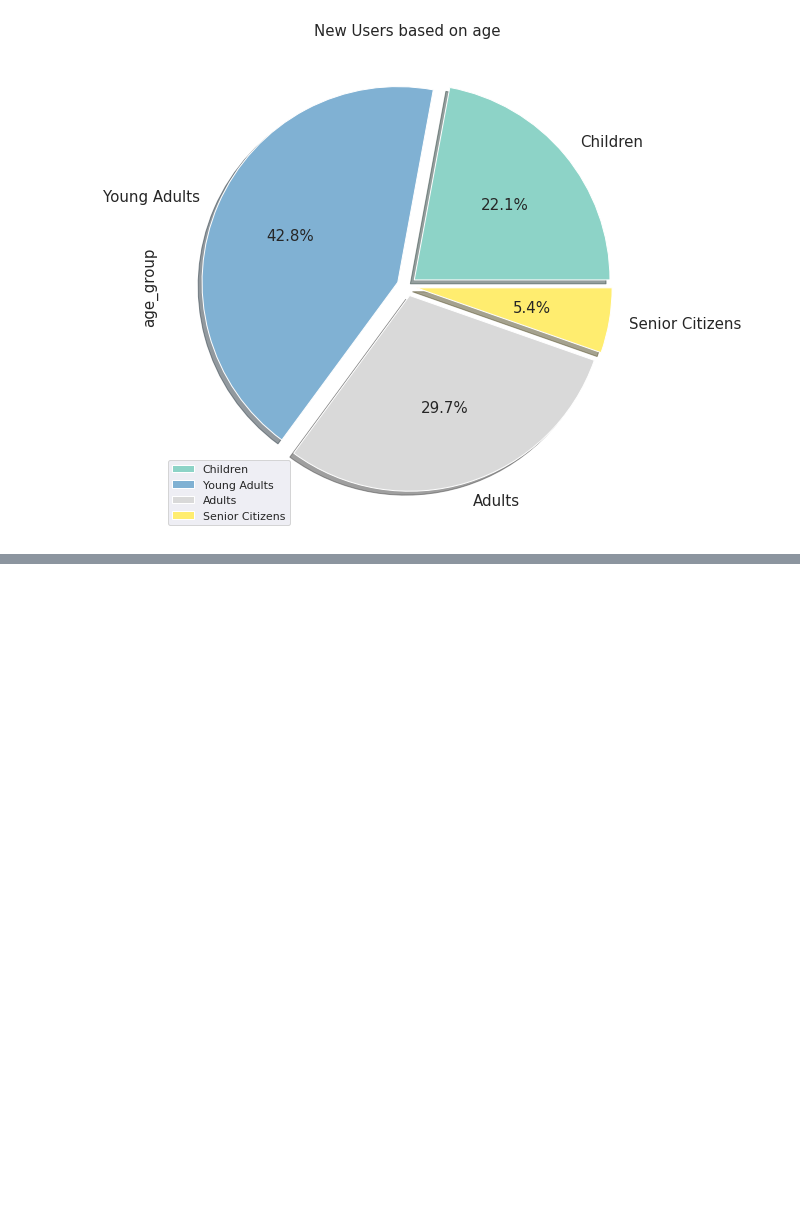
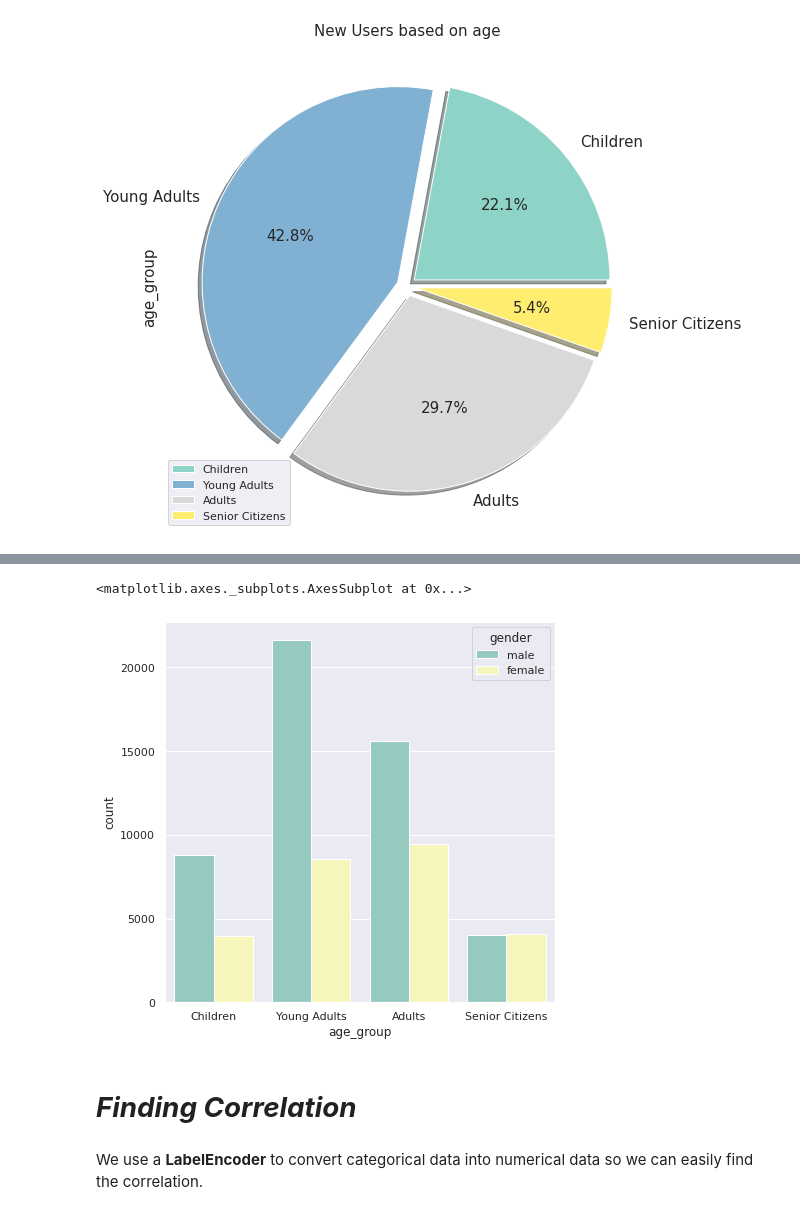
Before and after one commit to hasanfarhan33/colabCodes, a Jupyter notebook: Facebook_Data_Analysis.ipynb, the cells around one changed output, grey strips where cells are left out. Cells and saved outputs as stored; diff of their text form; code cells hidden in the pictures; blank space fills up the shorter version.

```diff
--- a/Facebook_Data_Analysis.ipynb
+++ b/Facebook_Data_Analysis.ipynb
@@ -551,0 +582,8 @@ Text(0, 0.5, 'age_group')
+# %%
+plt.figure(figsize=(7, 7))
+sns.countplot(x='age_group', data = data, hue = 'gender', palette = 'Set3')
+# %% [output]
+<matplotlib.axes._subplots.AxesSubplot at 0x...>
+[figure, added]
+# %% [markdown]
+# ***Finding Correlation***
@@ -551,0 +594,2 @@ Text(0, 0.5, 'age_group')
+# %% [markdown]
+We use a **LabelEncoder** to convert categorical data into numerical data so we can easily find the correlation.
```
Also changed, not shown: parts of 18 cells of this notebook.
